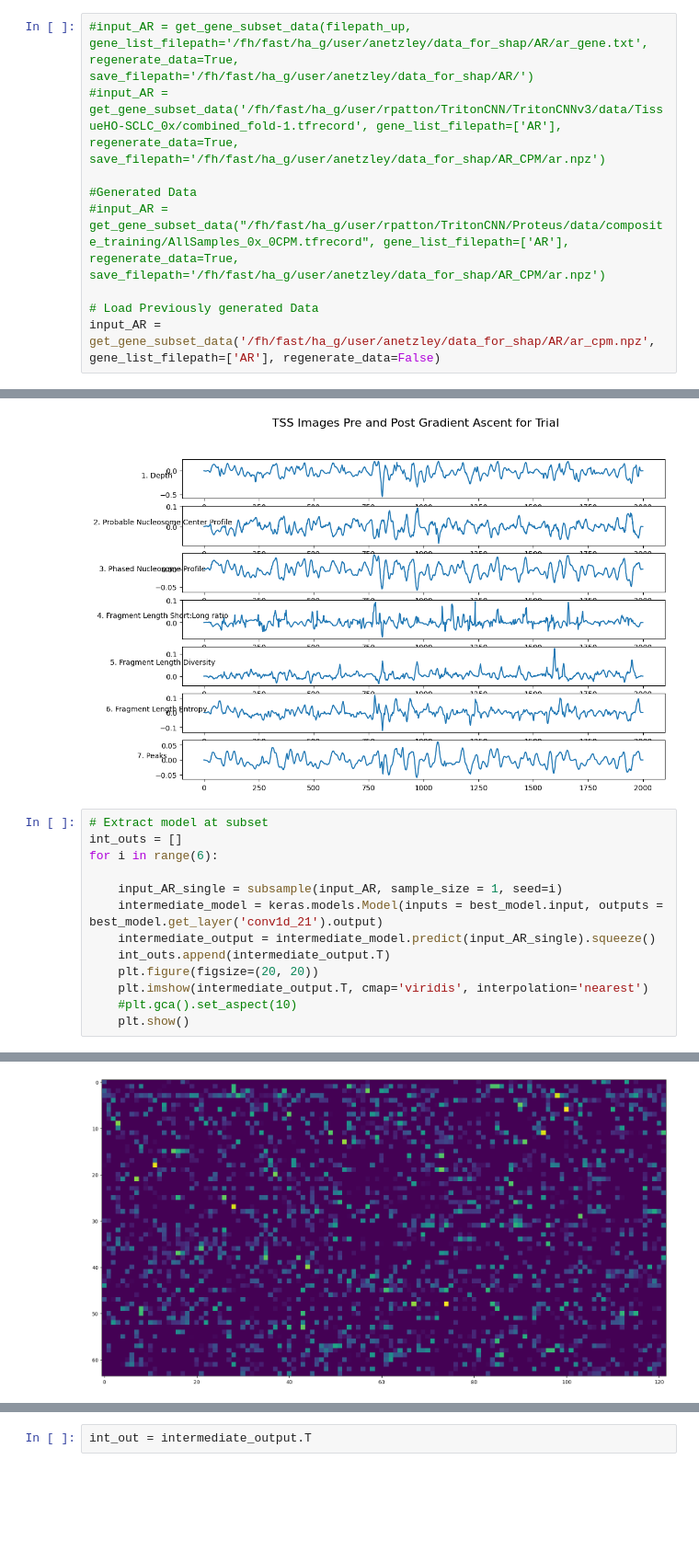
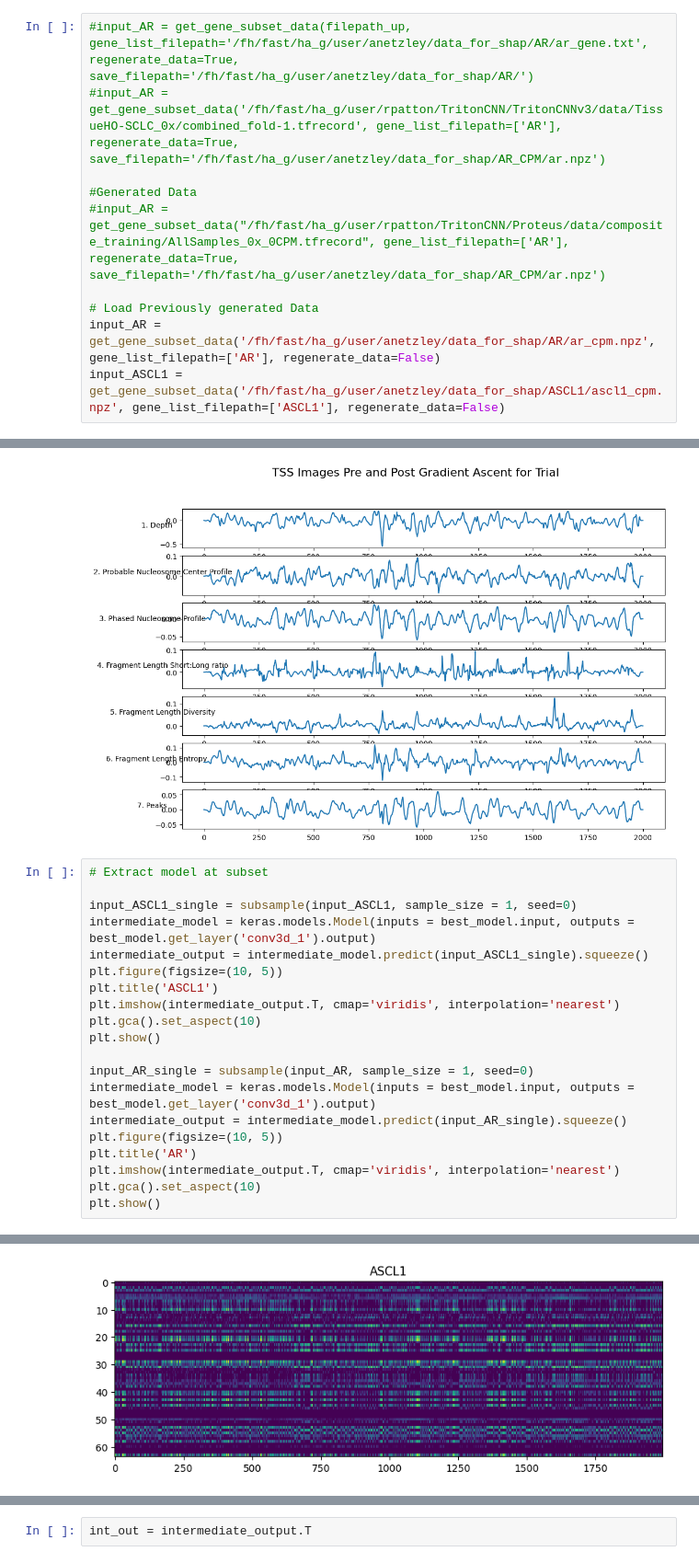
Before and after one commit to denniepatton/Proteus, a Jupyter notebook: interpretation/interpretation.ipynb, the cells around one changed output, grey strips where cells are left out. Shown at 92% size. Saved outputs shown, nothing was run; the diff lists cells and outputs as text; blank space fills up the shorter version.

```diff
--- a/interpretation/interpretation.ipynb
+++ b/interpretation/interpretation.ipynb
@@ -135,4 +134,5 @@ plot_gene_subset_predicted_expression(input_data_test_up, input_data_test_down,
 
 # Load Previously generated Data
 input_AR = get_gene_subset_data('/fh/fast/ha_g/user/anetzley/data_for_shap/AR/ar_cpm.npz', gene_list_filepath=['AR'], regenerate_data=False)
+input_ASCL1 = get_gene_subset_data('/fh/fast/ha_g/user/anetzley/data_for_shap/ASCL1/ascl1_cpm.npz', gene_list_filepath=['ASCL1'], regenerate_data=False)
 # %% [markdown]
@@ -254,15 +243,22 @@ fig.show()
 [figure]
 # %%
 # Extract model at subset
-int_outs = []
-for i in range(6):
 
-    input_AR_single = subsample(input_AR, sample_size = 1, seed=i)
-    intermediate_model = keras.models.Model(inputs = best_model.input, outputs = best_model.get_layer('conv1d_21').output)
-    intermediate_output = intermediate_model.predict(input_AR_single).squeeze()
-    int_outs.append(intermediate_output.T)
-    plt.figure(figsize=(20, 20))
-    plt.imshow(intermediate_output.T, cmap='viridis', interpolation='nearest')
-    #plt.gca().set_aspect(10)
-    plt.show()
+input_ASCL1_single = subsample(input_ASCL1, sample_size = 1, seed=0)
+intermediate_model = keras.models.Model(inputs = best_model.input, outputs = best_model.get_layer('conv3d_1').output)
+intermediate_output = intermediate_model.predict(input_ASCL1_single).squeeze()
+plt.figure(figsize=(10, 5))
+plt.title('ASCL1')
+plt.imshow(intermediate_output.T, cmap='viridis', interpolation='nearest')
+plt.gca().set_aspect(10)
+plt.show()
+
+input_AR_single = subsample(input_AR, sample_size = 1, seed=0)
+intermediate_model = keras.models.Model(inputs = best_model.input, outputs = best_model.get_layer('conv3d_1').output)
+intermediate_output = intermediate_model.predict(input_AR_single).squeeze()
+plt.figure(figsize=(10, 5))
+plt.title('AR')
+plt.imshow(intermediate_output.T, cmap='viridis', interpolation='nearest')
+plt.gca().set_aspect(10)
+plt.show()
 # %% [output]
@@ -270 +266 @@ for i in range(6):
-[figure, old version]
+[figure, new version]
```
Also changed, not shown: parts of 13 cells of this notebook, 1 other file.
